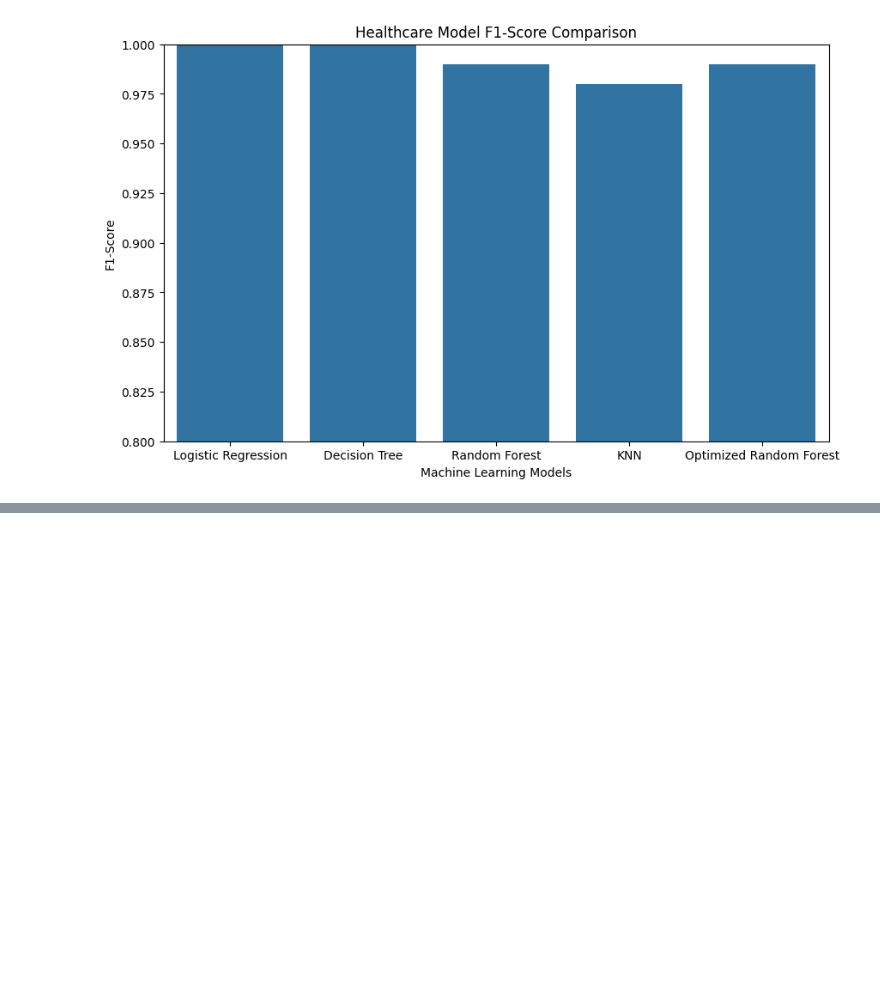
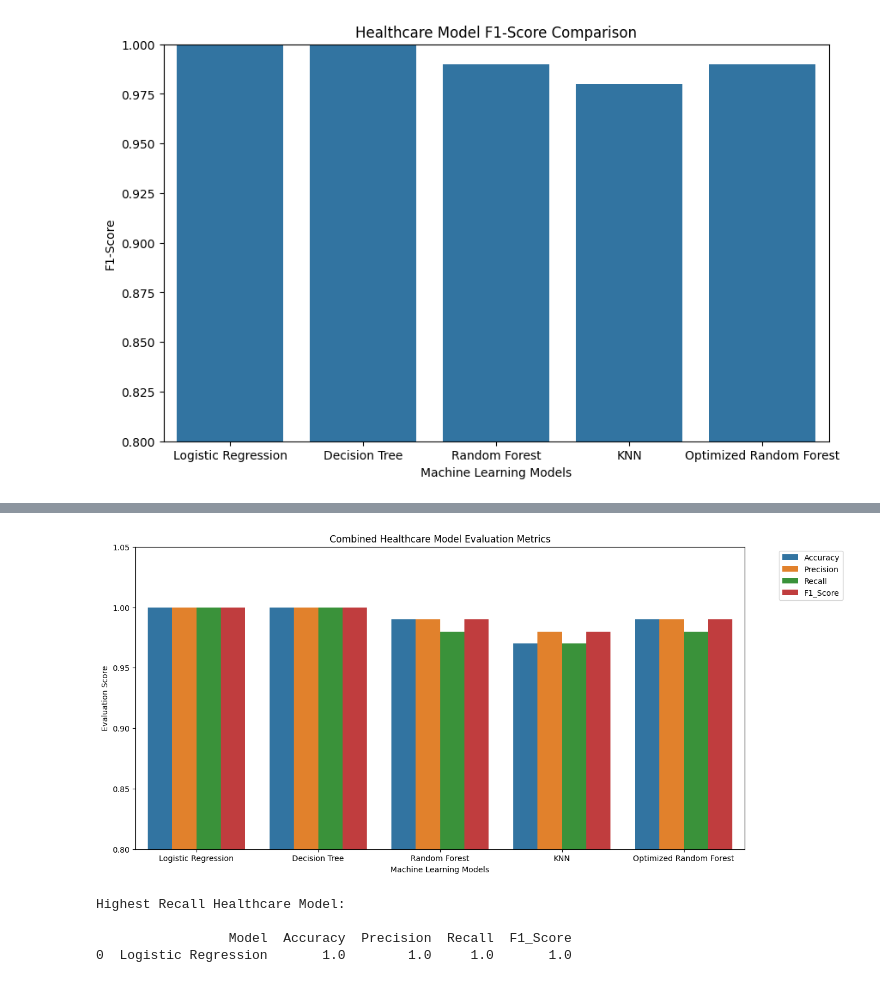
Before and after one commit to premprakash123/healthcare-chronic-disease-analysis, a Jupyter notebook: notebooks/05_model_evaluation.ipynb, the cells around one changed output, grey strips where cells are left out. Drawn from its saved outputs; the diff is of its cells as text; code cells hidden in the pictures; blank space fills up the shorter version.

Commit message:
evaluation: analyzed recall importance for healthcare risk prediction

```diff
--- a/notebooks/05_model_evaluation.ipynb
+++ b/notebooks/05_model_evaluation.ipynb
@@ -223,3 +223,18 @@ plt.ylabel("F1-Score")
 plt.show()
 # %% [output]
 [figure]
+# %%
+# ==========================================
+# Create Combined Metric Comparison
+# ==========================================
+
+comparison_melted = comparison_df.melt(
+
+    id_vars='Model',
+
+    var_name='Metric',
+
+    value_name='Score'
+)
+
+comparison_melted.head(10)
@@ -225,0 +253,56 @@ plt.show()
+# %%
+# ==========================================
+# Combined Evaluation Visualization
+# ==========================================
+
+plt.figure(figsize=(14,7))
+
+sns.barplot(
+
+    x='Model',
+
+    y='Score',
+
+    hue='Metric',
+
+    data=comparison_melted
+)
+
+plt.title("Combined Healthcare Model Evaluation Metrics")
+
+plt.ylim(0.8, 1.05)
+
+plt.xlabel("Machine Learning Models")
+
+plt.ylabel("Evaluation Score")
+
+plt.legend(
+
+    bbox_to_anchor=(1.05, 1),
+
+    loc='upper left'
+)
+
+plt.show()
+# %% [output]
+[figure, added]
+# %%
+# ==========================================
+# Identify Highest Recall Model
+# ==========================================
+
+best_recall = comparison_df.sort_values(
+
+    by='Recall',
+
+    ascending=False
+)
+
+print("Highest Recall Healthcare Model:\n")
+
+print(best_recall.head(1))
+# %% [output]
+Highest Recall Healthcare Model:
+
+                 Model  Accuracy  Precision  Recall  F1_Score
+0  Logistic Regression       1.0        1.0     1.0       1.0
```
Also changed, not shown: parts of 2 cells of this notebook, 1 other file.
